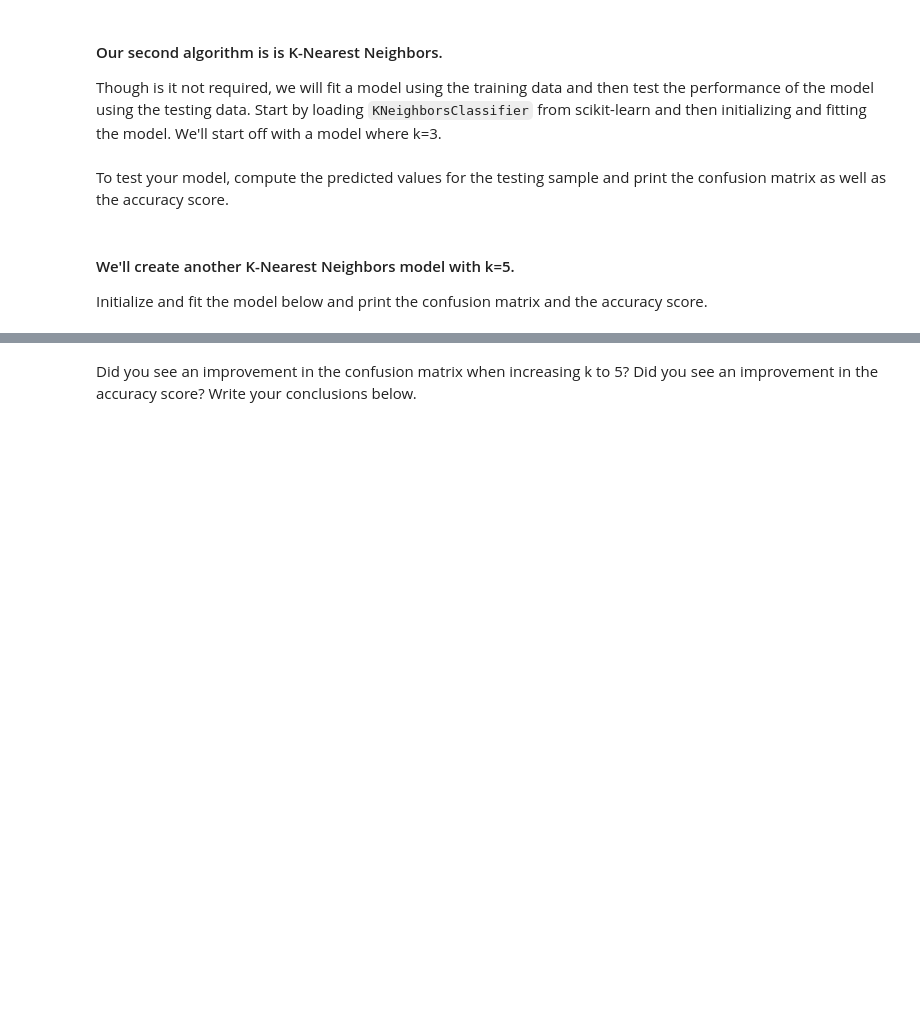
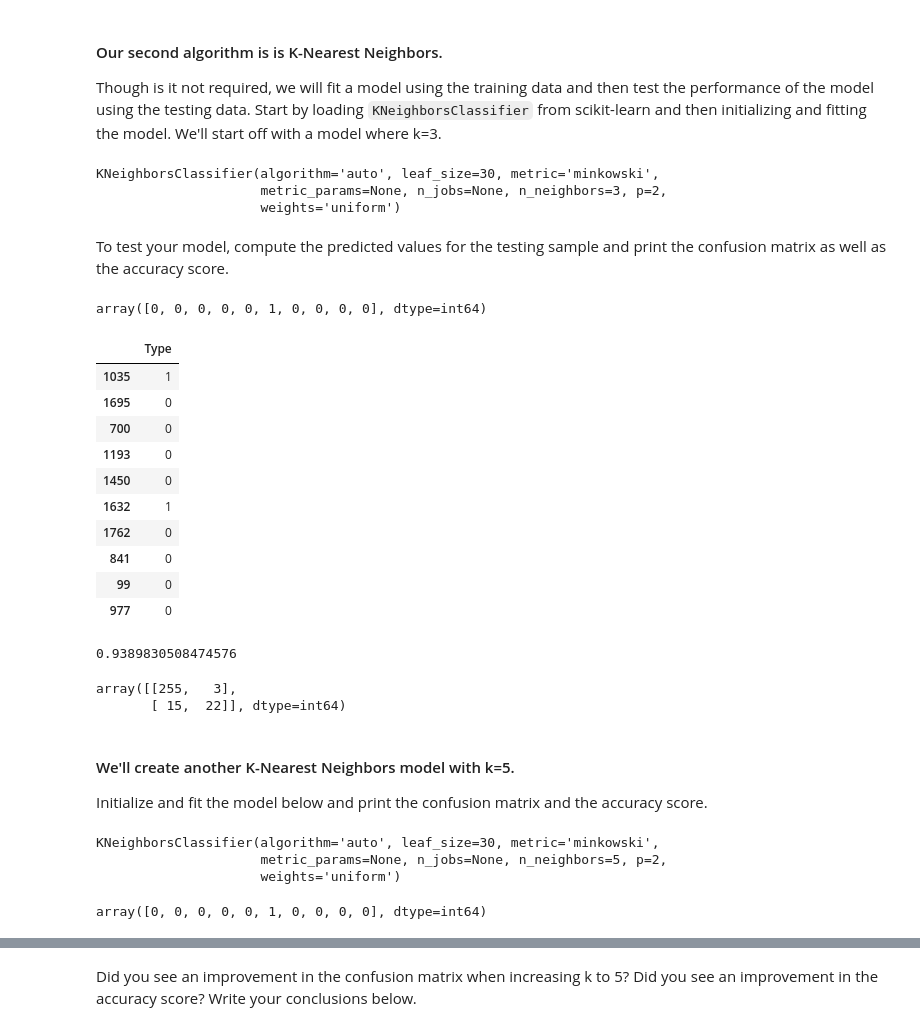
Before and after one commit to ta-data-bcn/lab-supervised-learning, a Jupyter notebook: your-code/main.ipynb, the cells around one changed output, grey strips where cells are left out. Cells and saved outputs as stored; diff of their text form; code cells hidden in the pictures; blank space fills up the shorter version.

```diff
--- a/your-code/main.ipynb
+++ b/your-code/main.ipynb
@@ -728,2 +792,8 @@ Though is it not required, we will fit a model using the training data and then
+# %%
+model.fit(X_train, y_train)
+# %% [output]
+KNeighborsClassifier(algorithm='auto', leaf_size=30, metric='minkowski',
+                     metric_params=None, n_jobs=None, n_neighbors=3, p=2,
+                     weights='uniform')
 # %% [markdown]
 To test your model, compute the predicted values for the testing sample and print the confusion matrix as well as the accuracy score.
@@ -732,3 +800,31 @@ To test your model, compute the predicted values for the testing sample and prin
+# %%
+y_pred = model.predict(X_test)
+y_pred[:10]
+# %% [output]
+array([0, 0, 0, 0, 0, 1, 0, 0, 0, 0], dtype=int64)
+# %%
+y_test[:10]
+# %% [output]
+|  | Type |
+| 1035 | 1 |
+| 1695 | 0 |
+| 700 | 0 |
+| 1193 | 0 |
+| 1450 | 0 |
+| 1632 | 1 |
+| 1762 | 0 |
+| 841 | 0 |
+| 99 | 0 |
+| 977 | 0 |
+# %%
+accuracy_score(y_test, y_pred)
+# %% [output]
+0.9389830508474576
+# %%
+confusion_matrix(y_test, y_pred)
+# %% [output]
+array([[255,   3],
+       [ 15,  22]], dtype=int64)
 # %% [markdown]
 #### We'll create another K-Nearest Neighbors model with k=5.
 
@@ -737,0 +834,11 @@ Initialize and fit the model below and print the confusion matrix and the accura
+# %%
+model5.fit(X_train, y_train)
+# %% [output]
+KNeighborsClassifier(algorithm='auto', leaf_size=30, metric='minkowski',
+                     metric_params=None, n_jobs=None, n_neighbors=5, p=2,
+                     weights='uniform')
+# %%
+y_pred2 = model5.predict(X_test)
+y_pred2[:10]
+# %% [output]
+array([0, 0, 0, 0, 0, 1, 0, 0, 0, 0], dtype=int64)
```
Also changed, not shown: parts of 25 cells of this notebook.
